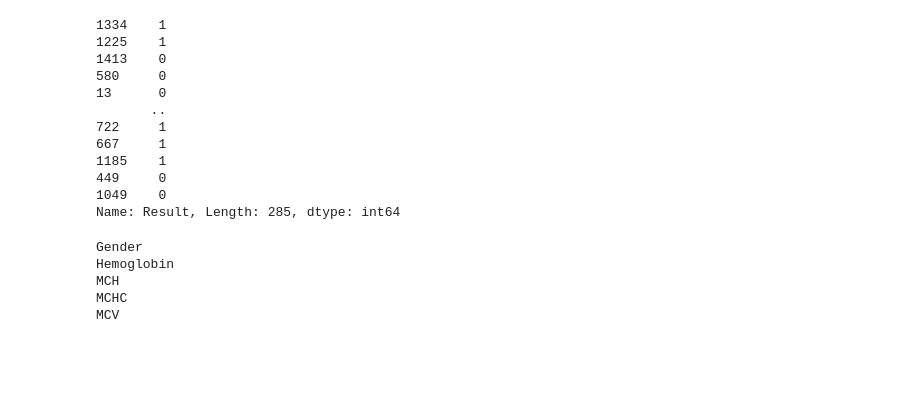
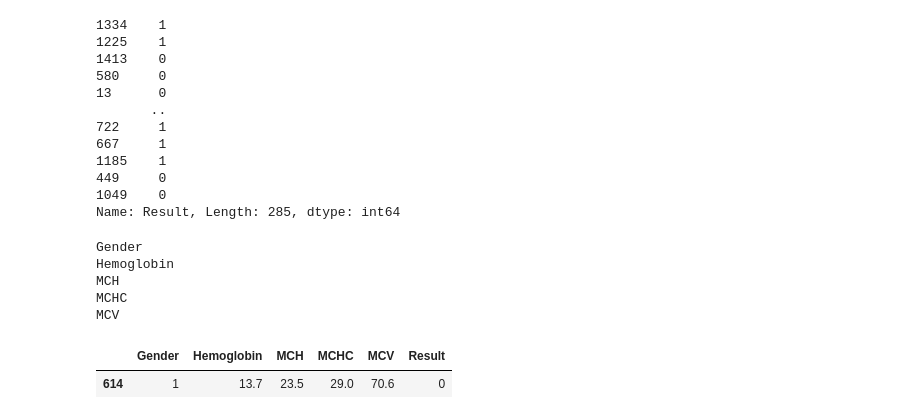
Before and after one commit to kinnu2618/multiple-disease-prediction, a Jupyter notebook: training/anaemia_training.ipynb, the cells around one changed output. Drawn from its saved outputs; the diff is of its cells as text; code cells hidden in the pictures; blank space fills up the shorter version.

```diff
--- a/training/anaemia_training.ipynb
+++ b/training/anaemia_training.ipynb
@@ -230,3 +230,8 @@ Hemoglobin
 MCH
 MCHC
 MCV
+# %%
+anaemia.sample()
+# %% [output]
+|  | Gender | Hemoglobin | MCH | MCHC | MCV | Result |
+| 614 | 1 | 13.7 | 23.5 | 29.0 | 70.6 | 0 |
```
Also changed, not shown: 1 other file.
